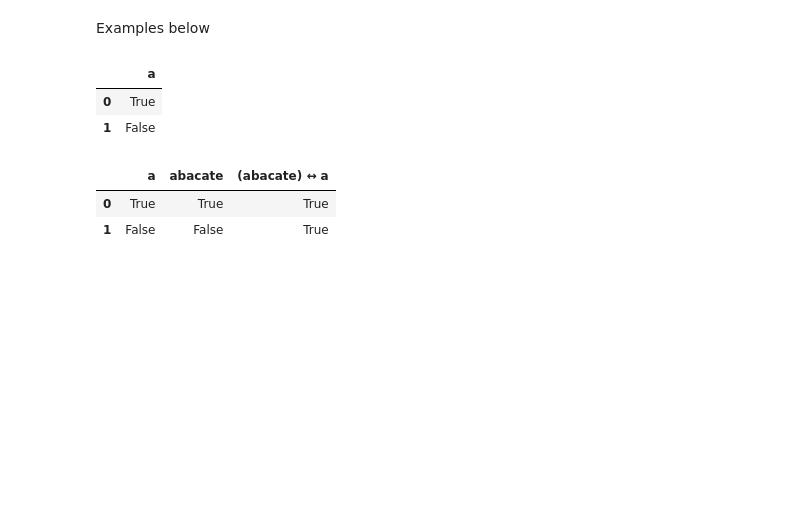
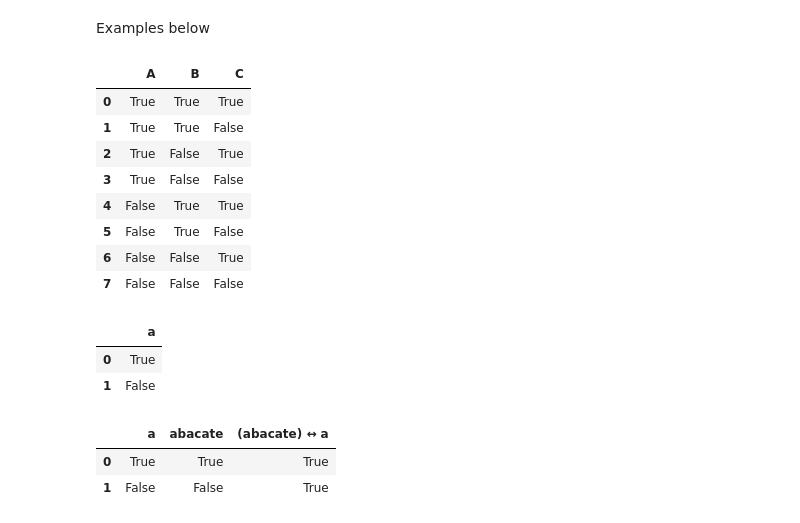
Before and after one commit to leomariga/pyTruthTable, a Jupyter notebook: logictable.ipynb, the cells around one changed output. Cells and saved outputs as stored; diff of their text form; code cells hidden in the pictures; blank space fills up the shorter version.

Commit message:
Added fast initialization of a truth table

```diff
--- a/logictable.ipynb
+++ b/logictable.ipynb
@@ -4,3 +4,23 @@ import pandas as pd
 import pyTruthTable as ptt
 # %% [markdown]
 Examples below
+# %%
+
+
+my_table = pd.DataFrame({'A':[True, True,True, True, False, False,False, False],
+                   'B':[True, True, False, False, True,True, False, False],
+                   'C':[True, False, True, False, True, False, True, False]})
+
+t_table = ptt.PyTruthTable(df=my_table)
+
+t_table.table_df
+# %% [output]
+|  | A | B | C |
+| 0 | True | True | True |
+| 1 | True | True | False |
+| 2 | True | False | True |
+| 3 | True | False | False |
+| 4 | False | True | True |
+| 5 | False | True | False |
+| 6 | False | False | True |
+| 7 | False | False | False |
```
Also changed, not shown: parts of 2 cells of this notebook, 1 other file.
